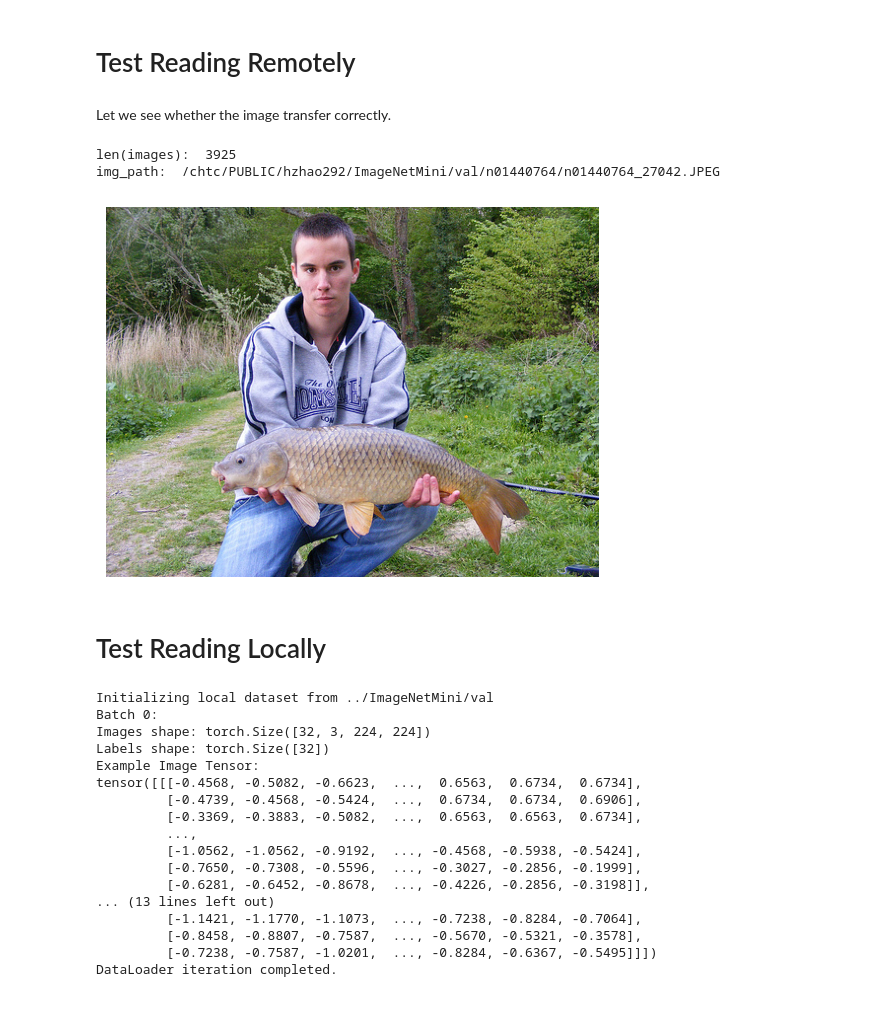
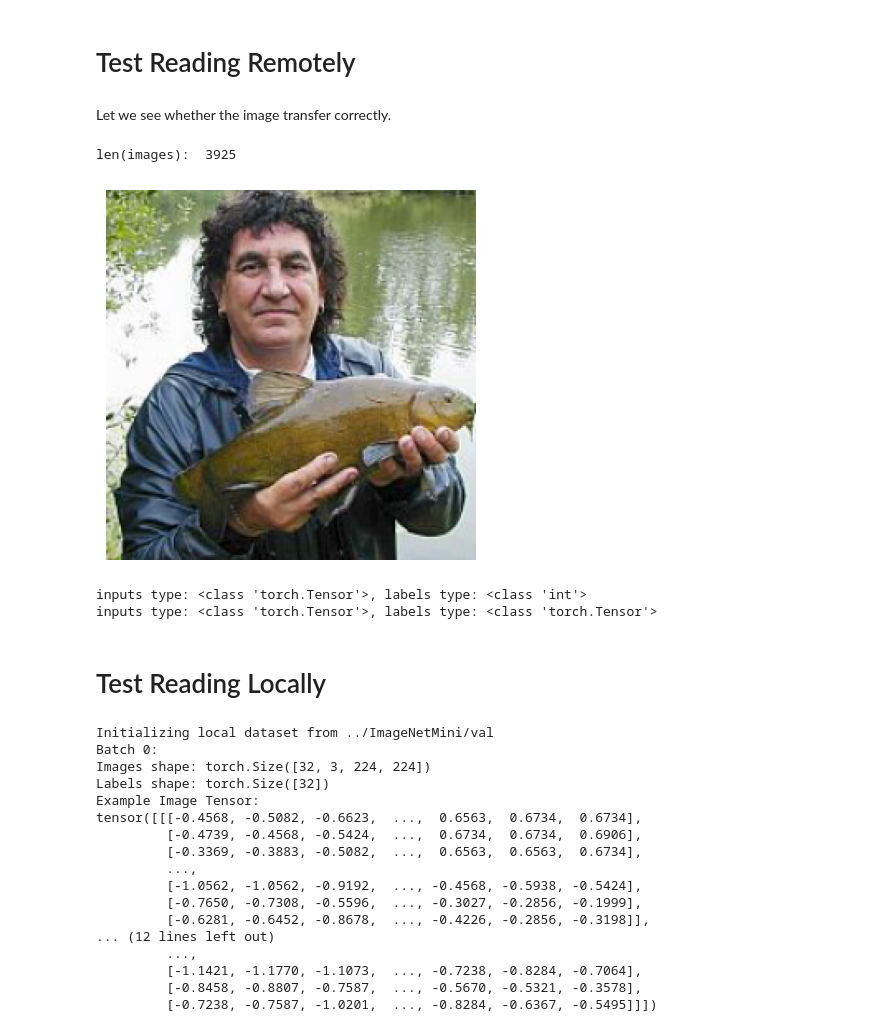
Before and after one commit to PelicanPlatform/PelicanPytorchTutorial, a Jupyter notebook: Others/Test RemoteImageFolder.ipynb, the cells around one changed output. Saved outputs shown, nothing was run; the diff lists cells and outputs as text; code cells hidden in the pictures.

```diff
--- a/Others/Test RemoteImageFolder.ipynb
+++ b/Others/Test RemoteImageFolder.ipynb
@@ -21,7 +21,7 @@ import matplotlib.pyplot as plt
 
 class RemoteImageFolder(VisionDataset):
 
-    def __init__(self, root, fs, transform=None, target_transform=None):
+    def __init__(self, root,transform=None, target_transform=None):
         super().__init__(root, transform=transform, target_transform=target_transform)
         if os.path.isdir(root):
             self._init_local(root)
@@ -38,8 +38,7 @@ class RemoteImageFolder(VisionDataset):
 
     def _init_remote(self, root, transform=None):
         self.root = root
-        self.transform = transform
-        self.fs = PelicanFileSystem()
+        self.fs = PelicanFileSystem("pelican://osg-htc.org")
 
         self.classes = sorted([item['name'] for item in self.fs.ls(root)])
         self.class_to_idx = {cls: i for i, cls in enumerate(self.classes)}
@@ -74,7 +73,6 @@ class RemoteImageFolder(VisionDataset):
     def __getitem__(self, index):
         img_path, target = self.imgs[index]
         if isinstance(self.fs, PelicanFileSystem):
-            print("img_path: ", img_path)
             with self.fs.open(img_path, 'rb') as f:
                 img = Image.open(f).convert('RGB')
         else:
@@ -93,29 +91,51 @@ class RemoteImageFolder(VisionDataset):
         return len(self.imgs)
 # %% [markdown]
 # Test Reading Remotely
-# %% [markdown]
-Let we see whether the image transfer correctly.
-# %%
-valfile_path = "/chtc/PUBLIC/hzhao292/ImageNetMini/val"
-
-val_transforms = transforms.Compose([
-    transforms.Resize(256),
-    transforms.CenterCrop(224),
-    transforms.ToTensor(),
-    transforms.Normalize(mean=[0.485, 0.456, 0.406], std=[0.229, 0.224, 0.225]),
-])
-
-val_dataset = RemoteImageFolder(root=valfile_path, transform=val_transforms)
-
-image, label = val_dataset[1]
-
-plt.imshow(image)
-plt.axis('off')  # Hide axes
-plt.show()
-# %% [output]
-len(images):  3925
-img_path:  /chtc/PUBLIC/hzhao292/ImageNetMini/val/n01440764/n01440764_27042.JPEG
-[figure, removed]
+# %% [markdown]
+Let we see whether the image transfer correctly.
+# %%
+import torchvision.transforms.functional as F
+
+valfile_path = "/chtc/PUBLIC/hzhao292/ImageNetMini/val"
+
+val_transforms = transforms.Compose([
+    transforms.Resize(256),
+    transforms.CenterCrop(224),
+    transforms.ToTensor(),
+    transforms.Normalize(mean=[0.485, 0.456, 0.406], std=[0.229, 0.224, 0.225]),
+])
+
+val_dataset = RemoteImageFolder(root=valfile_path, transform=val_transforms)
+
+
+def denormalize(tensor, mean, std):
+    for t, m, s in zip(tensor, mean, std):
+        t.mul_(s).add_(m)
+    return tensor
+
+image, label = val_dataset[1]
+img = denormalize(image, mean=[0.485, 0.456, 0.406], std=[0.229, 0.224, 0.225])
+img_back_to_pil = F.to_pil_image(img)
+plt.imshow(img_back_to_pil)
+plt.axis('off')  # Hide axes
+plt.show()
+
+
+for inputs, labels in val_dataset:
+    print(f"inputs type: {type(inputs)}, labels type: {type(labels)}")
+    break
+
+val_loader = DataLoader(val_dataset, batch_size=32, shuffle=False, num_workers=0, pin_memory=True)
+
+
+for inputs, labels in val_loader:
+    print(f"inputs type: {type(inputs)}, labels type: {type(labels)}")
+    break
+# %% [output]
+len(images):  3925
+[figure, added]
+inputs type: <class 'torch.Tensor'>, labels type: <class 'int'>
+inputs type: <class 'torch.Tensor'>, labels type: <class 'torch.Tensor'>
 # %% [markdown]
 # Test Reading Locally
 # %%
@@ -156,8 +176,8 @@ tensor([[[-0.4568, -0.5082, -0.6623,  ...,  0.6563,  0.6734,  0.6734],
          [-1.0562, -1.0562, -0.9192,  ..., -0.4568, -0.5938, -0.5424],
          [-0.7650, -0.7308, -0.5596,  ..., -0.3027, -0.2856, -0.1999],
          [-0.6281, -0.6452, -0.8678,  ..., -0.4226, -0.2856, -0.3198]],
-... (13 lines left out)
+... (12 lines left out)
+         ...,
          [-1.1421, -1.1770, -1.1073,  ..., -0.7238, -0.8284, -0.7064],
          [-0.8458, -0.8807, -0.7587,  ..., -0.5670, -0.5321, -0.3578],
          [-0.7238, -0.7587, -1.0201,  ..., -0.8284, -0.6367, -0.5495]]])
-DataLoader iteration completed.
```
Also changed, not shown: parts of 2 cells of this notebook, 1 other file.
